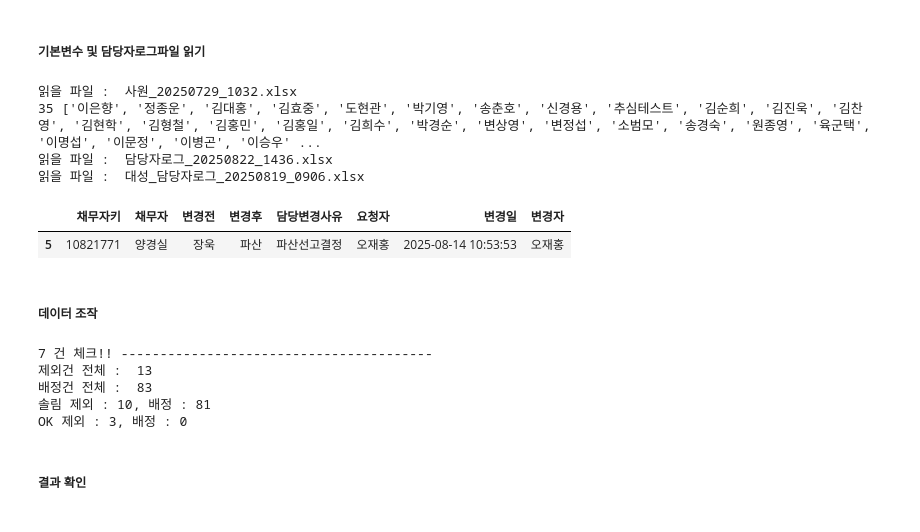
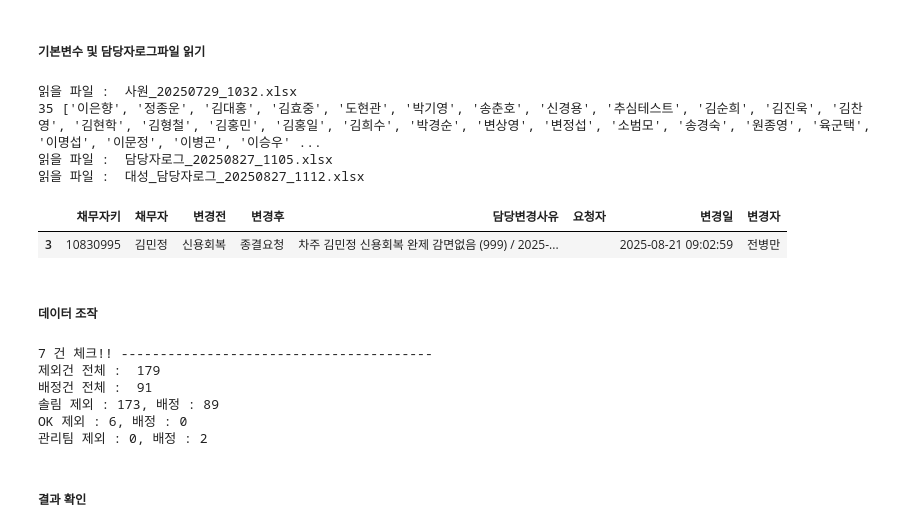
Before and after one commit to jbmyou/company_work, a Jupyter notebook: fileNaming/자산관리/담당자변경.ipynb, the cells around one changed output. Cells and saved outputs as stored; diff of their text form; code cells hidden in the pictures.

```diff
--- a/fileNaming/자산관리/담당자변경.ipynb
+++ b/fileNaming/자산관리/담당자변경.ipynb
@@ -45,7 +45,7 @@ def 키워드로파일명찾기_last(폴더:str, 포함키워드:str, 제외키
 # 주간 담당자로그 파일 읽기
 ######################################################################
 wd = r"D:\3.자산\기타 업무\담당자변경"
-기간 = "250819~250822" # 전주 화요일 ~ 이번주 월요일
+기간 = "250819~250825" # 전주 화요일 ~ 이번주 월요일
 # filename_log = "담당자로그_20241008_1029.xlsx"
 # 대성filename_log = "대성_담당자로그_20241008_1029.xlsx"
 # 사원 = "사원_20241008_1029.xlsx"
@@ -55,40 +55,40 @@ wd = r"D:\3.자산\기타 업무\담당자변경"
     # 추심팀, 필요칼럼만 : 성명, 지점만
 사원_지점 = 전사원명단.query('부서=="추심"')[["사원성명", "지점"]].copy() # 사원키로 작업하는게 나으려나?
 
-    # 솔림 관리팀 추가 ############################################## 250822~
+    # 솔림 배정안내할 관리팀 인원 추가 ############################################## 250822~
 사원_지점.loc[len(사원_지점)] = ['정필공', '관리팀']
 ###################################################################
 
 
     # 대성 추가 #####################################################
 # 사원_지점.loc[len(사원_지점)] = ['장욱', 'JM신용정보']
 # 사원_지점.loc[len(사원_지점)] = ['박민재', 'JM신용정보']
 # 사원_지점.loc[len(사원_지점)] = ['박용상', 'JM신용정보']
 # 사원_지점.loc[len(사원_지점)] = ['조준일', 'JM신용정보']
 ####################################################################
 
 사원_지점.reset_index(drop=True, inplace=True)
 
     # 추심팀 이름만  리스트로
 추심팀 = 사원_지점.사원성명.tolist()
 print(len(추심팀), 추심팀)
 
 # 담당자 변경 로그 읽기
 log = pd.read_excel(키워드로파일명찾기_last(wd, "담당자", "대성"), dtype=debt_dtype).fillna("")
 대성log = pd.read_excel(키워드로파일명찾기_last(wd, "대성_담당자"), dtype=debt_dtype).fillna("")
     # 통합
 log = pd.concat([log, 대성log], axis=0)
 
     # 채무자키로 그룹화 : 변경일순으로 정렬되어 있으므로 순회하면 된다.
 log_grouped = log.groupby('채무자키')
 log_grouped.get_group(list(log_grouped.groups.keys())[0])
 # %% [output]
 읽을 파일 :  사원_20250729_1032.xlsx
 35 ['이은향', '정종운', '김대홍', '김효중', '도현관', '박기영', '송춘호', '신경용', '추심테스트', '김순희', '김진욱', '김찬영', '김현학', '김형철', '김홍민', '김홍일', '김희수', '박경순', '변상영', '변정섭', '소범모', '송경숙', '원종영', '육군택', '이명섭', '이문정', '이병곤', '이승우' ...
-읽을 파일 :  담당자로그_20250822_1436.xlsx
-읽을 파일 :  대성_담당자로그_20250819_0906.xlsx
+읽을 파일 :  담당자로그_20250827_1105.xlsx
+읽을 파일 :  대성_담당자로그_20250827_1112.xlsx
 |  | 채무자키 | 채무자 | 변경전 | 변경후 | 담당변경사유 | 요청자 | 변경일 | 변경자 |
-| 5 | 10821771 | 양경실 | 장욱 | 파산 | 파산선고결정 | 오재홍 | 2025-08-14 10:53:53 | 오재홍 |
+| 3 | 10830995 | 김민정 | 신용회복 | 종결요청 | 차주 김민정 신용회복 완제 감면없음 (999) / 2025-... |  | 2025-08-21 09:02:59 | 전병만 |
 # %% [markdown]
 ##### 데이터 조작
 # %%
@@ -258,9 +258,10 @@ make_excel_file(OK_제외건, OK_배정건).save(join(wd, "result", "OK_담당
 make_excel_file(관리팀_제외건, 관리팀_배정건).save(join(wd, "result", "관리팀_담당자변경_"+기간+".xlsx")) # 관리팀 추가 250822
 # %% [output]
 7 건 체크!! ----------------------------------------
-제외건 전체 :  13
-배정건 전체 :  83
-솔림 제외 : 10, 배정 : 81
-OK 제외 : 3, 배정 : 0
+제외건 전체 :  179
+배정건 전체 :  91
+솔림 제외 : 173, 배정 : 89
+OK 제외 : 6, 배정 : 0
+관리팀 제외 : 0, 배정 : 2
 # %% [markdown]
 ##### 결과 확인
```
Also changed, not shown: parts of 1 cell of this notebook, 10 other files.
